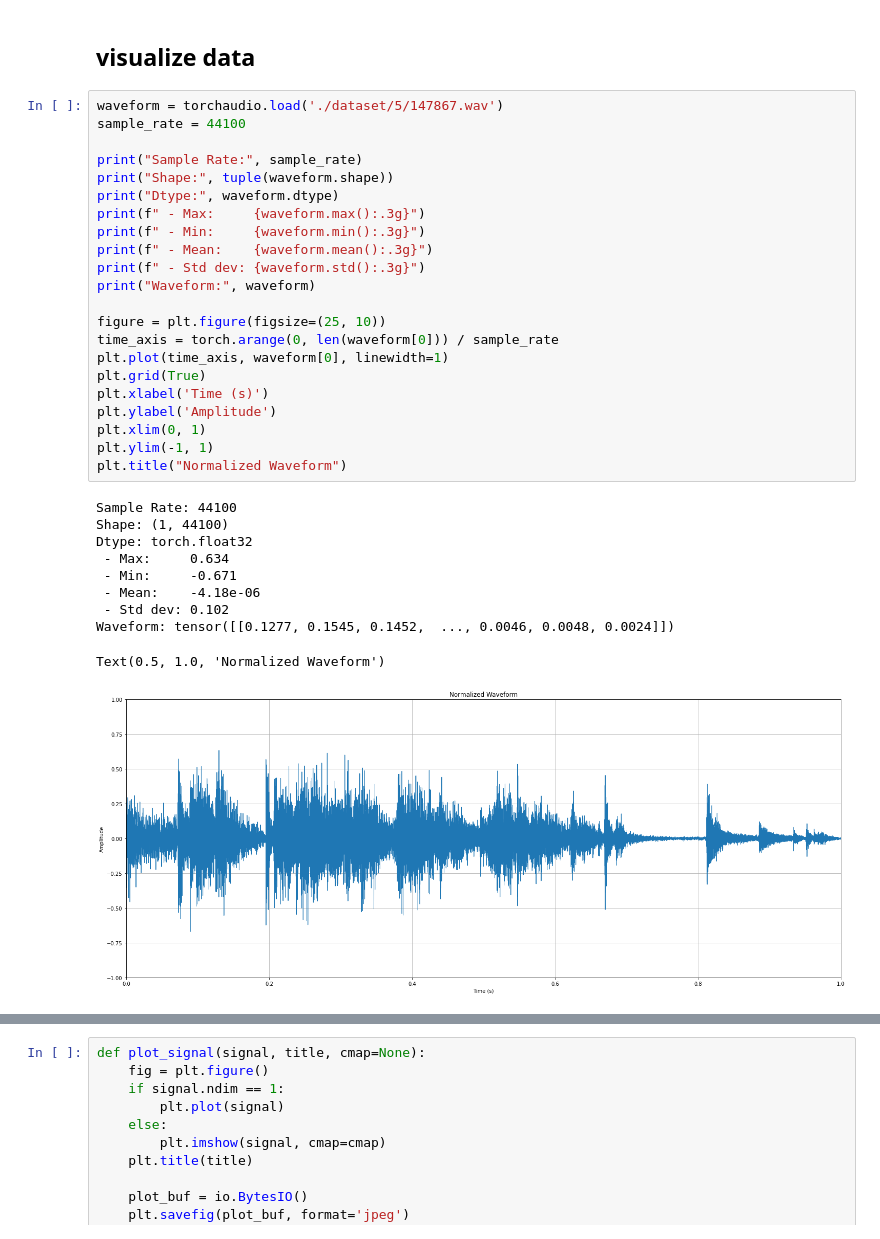
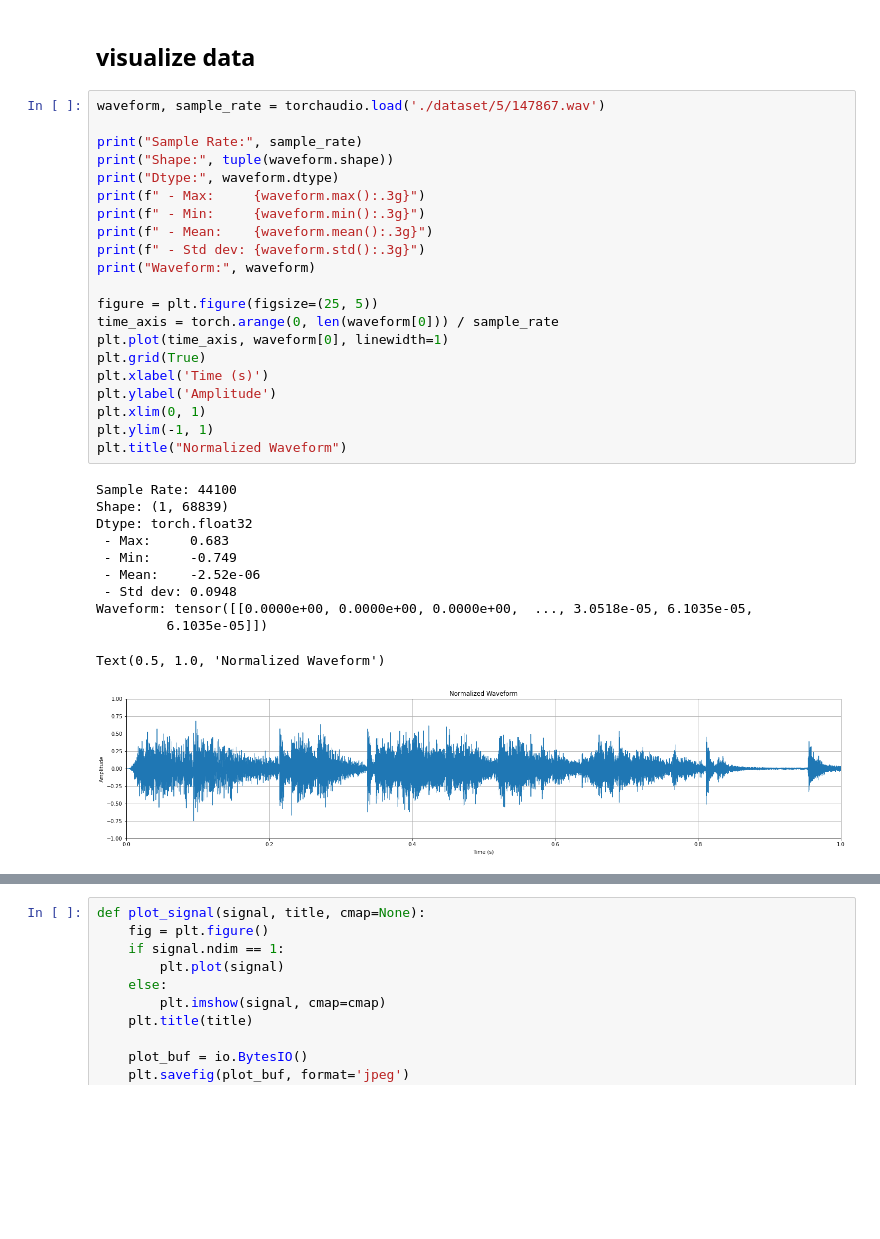
Before and after one commit to relaxxpls/Audio-Classification, a Jupyter notebook: solve.ipynb, the cells around one changed output, grey strips where cells are left out. Cells and saved outputs as stored; diff of their text form; blank space fills up the shorter version.

```diff
--- a/solve.ipynb
+++ b/solve.ipynb
@@ -23,38 +23,38 @@ cuda
 # %% [markdown]
 ## visualize data
 # %%
-waveform = torchaudio.load('./dataset/5/147867.wav')
-sample_rate = 44100
+waveform, sample_rate = torchaudio.load('./dataset/5/147867.wav')
 
 print("Sample Rate:", sample_rate)
 print("Shape:", tuple(waveform.shape))
 print("Dtype:", waveform.dtype)
 print(f" - Max:     {waveform.max():.3g}")
 print(f" - Min:     {waveform.min():.3g}")
 print(f" - Mean:    {waveform.mean():.3g}")
 print(f" - Std dev: {waveform.std():.3g}")
 print("Waveform:", waveform)
 
-figure = plt.figure(figsize=(25, 10))
+figure = plt.figure(figsize=(25, 5))
 time_axis = torch.arange(0, len(waveform[0])) / sample_rate
 plt.plot(time_axis, waveform[0], linewidth=1)
 plt.grid(True)
 plt.xlabel('Time (s)')
 plt.ylabel('Amplitude')
 plt.xlim(0, 1)
 plt.ylim(-1, 1)
 plt.title("Normalized Waveform")
 # %% [output]
 Sample Rate: 44100
-Shape: (1, 44100)
+Shape: (1, 68839)
 Dtype: torch.float32
- - Max:     0.634
- - Min:     -0.671
- - Mean:    -4.18e-06
- - Std dev: 0.102
-Waveform: tensor([[0.1277, 0.1545, 0.1452,  ..., 0.0046, 0.0048, 0.0024]])
+ - Max:     0.683
+ - Min:     -0.749
+ - Mean:    -2.52e-06
+ - Std dev: 0.0948
+Waveform: tensor([[0.0000e+00, 0.0000e+00, 0.0000e+00,  ..., 3.0518e-05, 6.1035e-05,
+         6.1035e-05]])
 Text(0.5, 1.0, 'Normalized Waveform')
-[figure, old version]
+[figure, new version]
 # %%
 transforms = nn.Sequential(
     aT.MelSpectrogram(),
```
Also changed, not shown: parts of 7 cells of this notebook.
